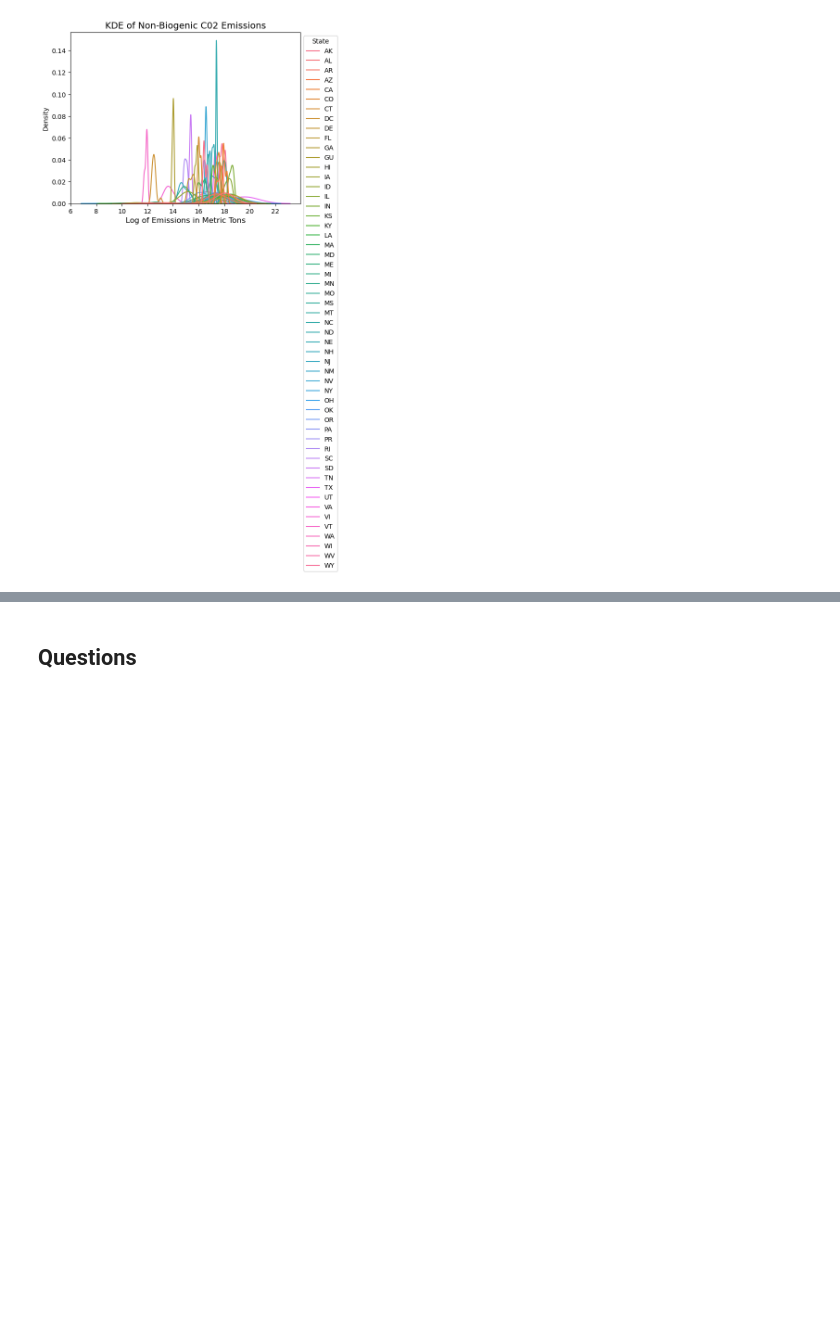
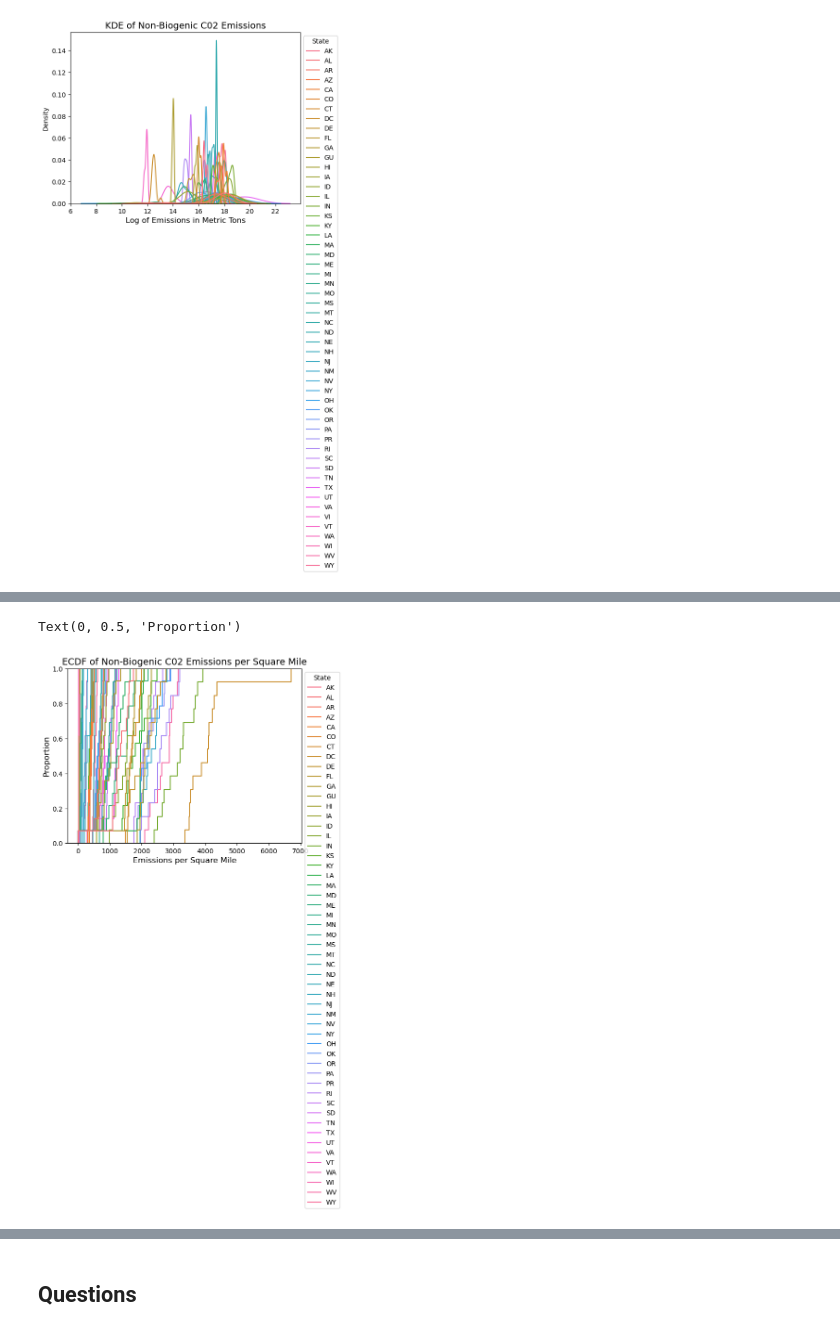
Before and after one commit to caroline-kranefuss/us_facilities_emissions, a Jupyter notebook: questions_3_4.ipynb, the cells around one changed output, grey strips where cells are left out. Cells and saved outputs as stored; diff of their text form; code cells hidden in the pictures; blank space fills up the shorter version.

```diff
--- a/questions_3_4.ipynb
+++ b/questions_3_4.ipynb
@@ -105,0 +117,4 @@ grouped_emissions
+# %%
+# Take the log of area as well, also given the large values and range
+area["SqMi_Log"] = np.log(area["SqMi"])
+area.head()
@@ -156,0 +191,4 @@ Text(0.5, 1.0, 'KDE of Non-Biogenic C02 Emissions')
+# %%
+# Merge dataframes
+merged = pd.merge(grouped_emissions, area, on='State')
+merged.head()
@@ -156,0 +202,3 @@ Text(0.5, 1.0, 'KDE of Non-Biogenic C02 Emissions')
+# %%
+merged['Ratio'] = merged['Unit CO2 emissions (non-biogenic) ']/merged['SqMi']
+merged.head()
@@ -156,0 +212,11 @@ Text(0.5, 1.0, 'KDE of Non-Biogenic C02 Emissions')
+# %%
+# ECDF of ratio
+
+ax = sns.ecdfplot(data=merged, x="Ratio", hue = "State")
+sns.move_legend(ax, "upper left", bbox_to_anchor=(1, 1))
+ax.set_title("ECDF of Non-Biogenic C02 Emissions per Square Mile", fontsize=14)
+ax.set_xlabel("Emissions per Square Mile", fontsize=12)
+ax.set_ylabel("Proportion", fontsize=12)
+# %% [output]
+Text(0, 0.5, 'Proportion')
+[figure, added]
```
Also changed, not shown: parts of 23 cells of this notebook.
